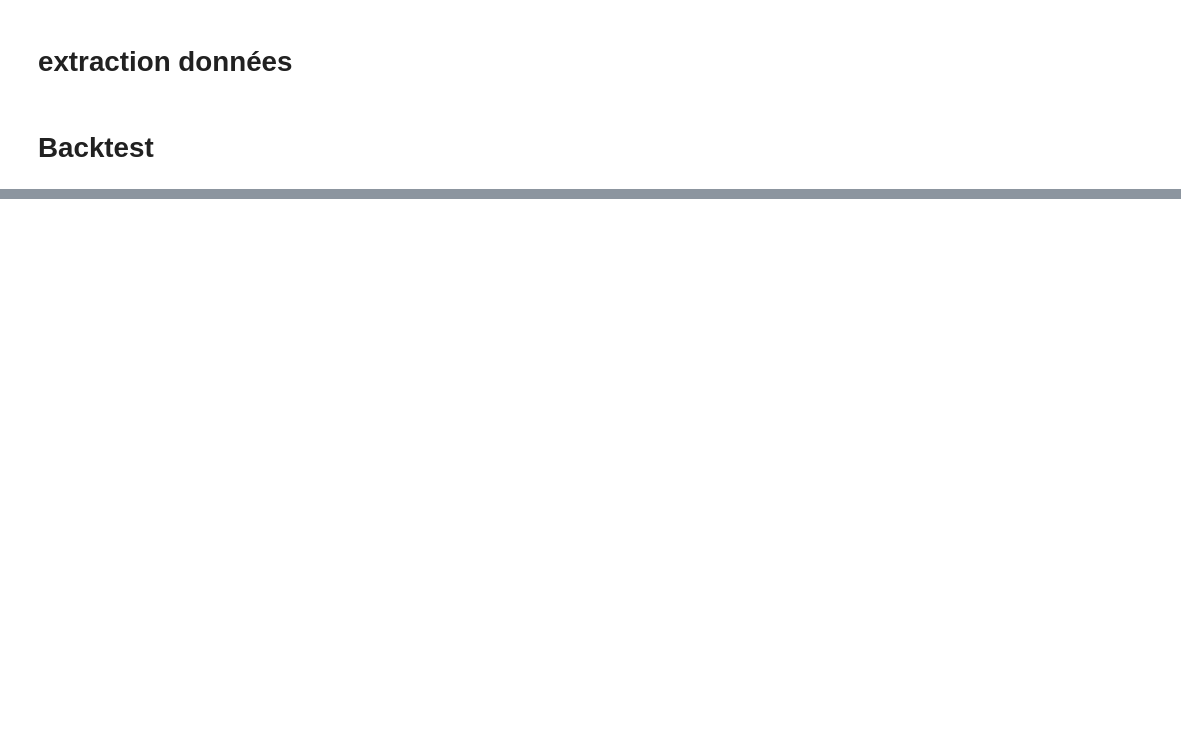
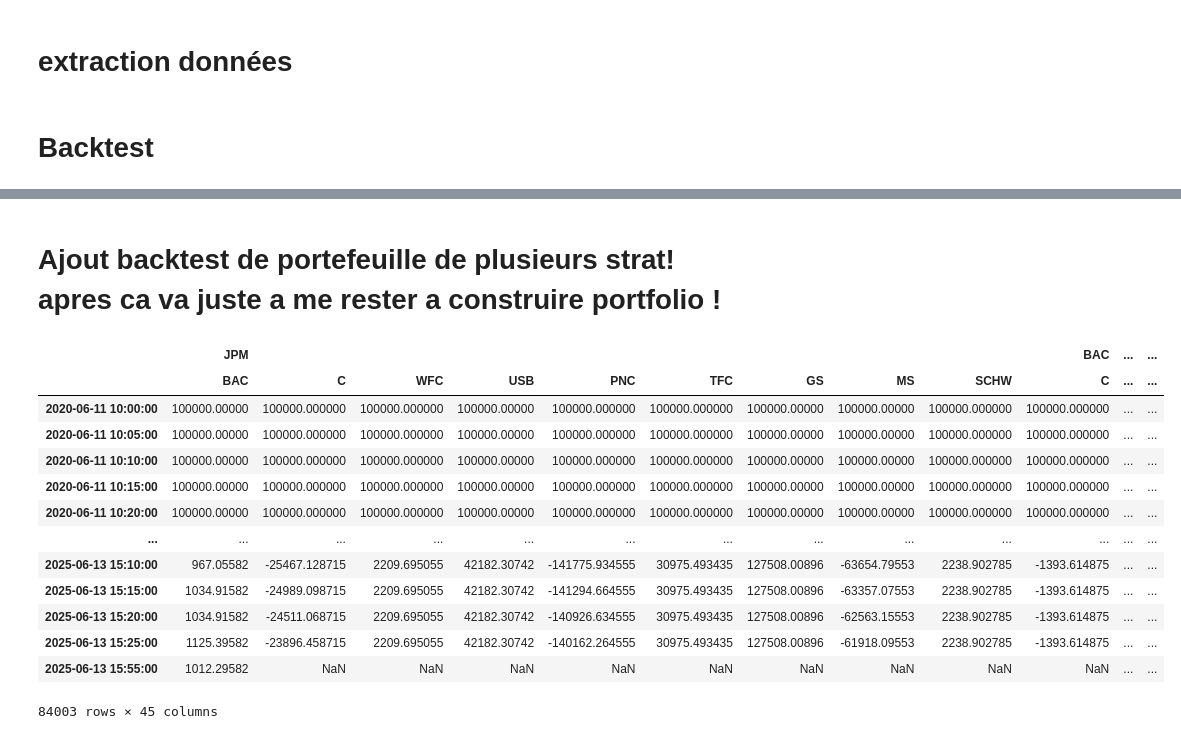
Before and after one commit to aubejay22/stat_arb, a Jupyter notebook: main.ipynb, the cells around one changed output, grey strips where cells are left out. Cells and saved outputs as stored; diff of their text form; code cells hidden in the pictures; blank space fills up the shorter version.

```diff
--- a/main.ipynb
+++ b/main.ipynb
@@ -126,0 +141,45 @@ Durée moyenne des positions (h) : 0.76
+# %% [markdown]
+# Ajout backtest de portefeuille de plusieurs strat! apres ca va juste a me rester a construire portfolio !
+# %%
+from backtest2 import PortfolioBacktest
+from dependence_modeling import *
+
+symbols = ['JPM', 'BAC', 'C', 'WFC', 'USB',
+           'PNC', 'TFC', 'GS', 'MS', 'SCHW']
+
+params_config = dict(
+    training_day=1,
+    trading_day=1,
+    trade_condition=0.99,
+    statistical_model=CopuleGarch,
+    profit_target=0.0015,
+    edge_buffer=6
+    )
+
+
+
+backtest = PortfolioBacktest(
+    stocks=symbols,
+    df=df_wide,
+    fees=0.0005,
+    params=params_config,
+    nom_fichier_result='resultat_wfees'
+)
+
+
+backtest.run()
+# %% [output]
+|  | JPM |  |  |  |  |  |  |  |  | BAC | ... | ... |
+|  | BAC | C | WFC | USB | PNC | TFC | GS | MS | SCHW | C | ... | ... |
+| 2020-06-11 10:00:00 | 100000.00000 | 100000.000000 | 100000.000000 | 100000.00000 | 100000.000000 | 100000.000000 | 100000.00000 | 100000.00000 | 100000.000000 | 100000.000000 | ... | ... |
+| 2020-06-11 10:05:00 | 100000.00000 | 100000.000000 | 100000.000000 | 100000.00000 | 100000.000000 | 100000.000000 | 100000.00000 | 100000.00000 | 100000.000000 | 100000.000000 | ... | ... |
+| 2020-06-11 10:10:00 | 100000.00000 | 100000.000000 | 100000.000000 | 100000.00000 | 100000.000000 | 100000.000000 | 100000.00000 | 100000.00000 | 100000.000000 | 100000.000000 | ... | ... |
+| 2020-06-11 10:15:00 | 100000.00000 | 100000.000000 | 100000.000000 | 100000.00000 | 100000.000000 | 100000.000000 | 100000.00000 | 100000.00000 | 100000.000000 | 100000.000000 | ... | ... |
+| 2020-06-11 10:20:00 | 100000.00000 | 100000.000000 | 100000.000000 | 100000.00000 | 100000.000000 | 100000.000000 | 100000.00000 | 100000.00000 | 100000.000000 | 100000.000000 | ... | ... |
+| ... | ... | ... | ... | ... | ... | ... | ... | ... | ... | ... | ... | ... |
+| 2025-06-13 15:10:00 | 967.05582 | -25467.128715 | 2209.695055 | 42182.30742 | -141775.934555 | 30975.493435 | 127508.00896 | -63654.79553 | 2238.902785 | -1393.614875 | ... | ... |
+| 2025-06-13 15:15:00 | 1034.91582 | -24989.098715 | 2209.695055 | 42182.30742 | -141294.664555 | 30975.493435 | 127508.00896 | -63357.07553 | 2238.902785 | -1393.614875 | ... | ... |
+| 2025-06-13 15:20:00 | 1034.91582 | -24511.068715 | 2209.695055 | 42182.30742 | -140926.634555 | 30975.493435 | 127508.00896 | -62563.15553 | 2238.902785 | -1393.614875 | ... | ... |
+| 2025-06-13 15:25:00 | 1125.39582 | -23896.458715 | 2209.695055 | 42182.30742 | -140162.264555 | 30975.493435 | 127508.00896 | -61918.09553 | 2238.902785 | -1393.614875 | ... | ... |
+| 2025-06-13 15:55:00 | 1012.29582 | NaN | NaN | NaN | NaN | NaN | NaN | NaN | NaN | NaN | ... | ... |
+84003 rows × 45 columns
```
Also changed, not shown: parts of 7 cells of this notebook, 7 other files.
